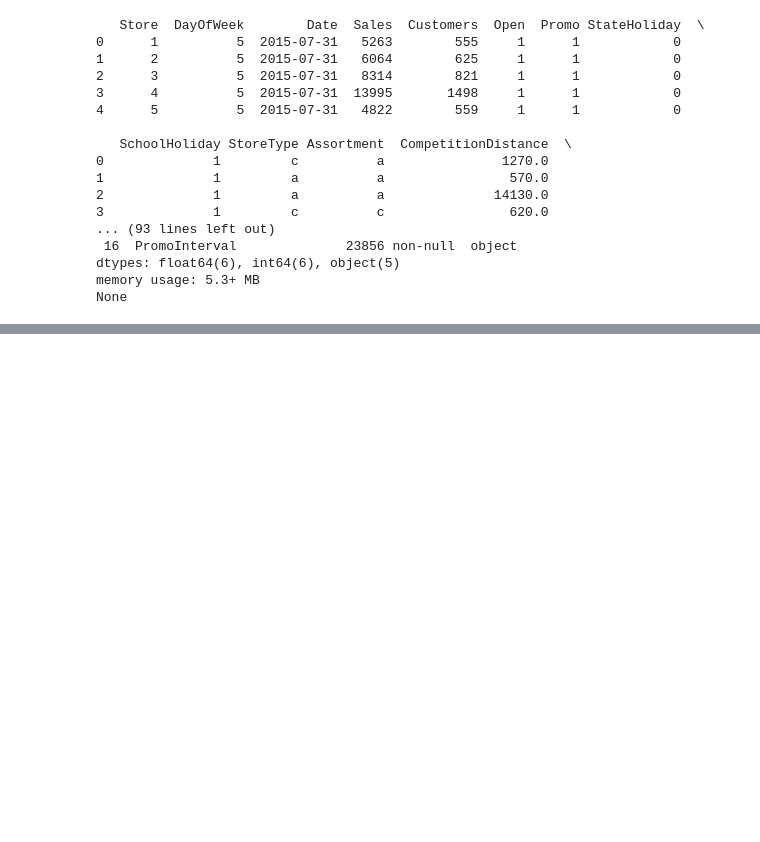
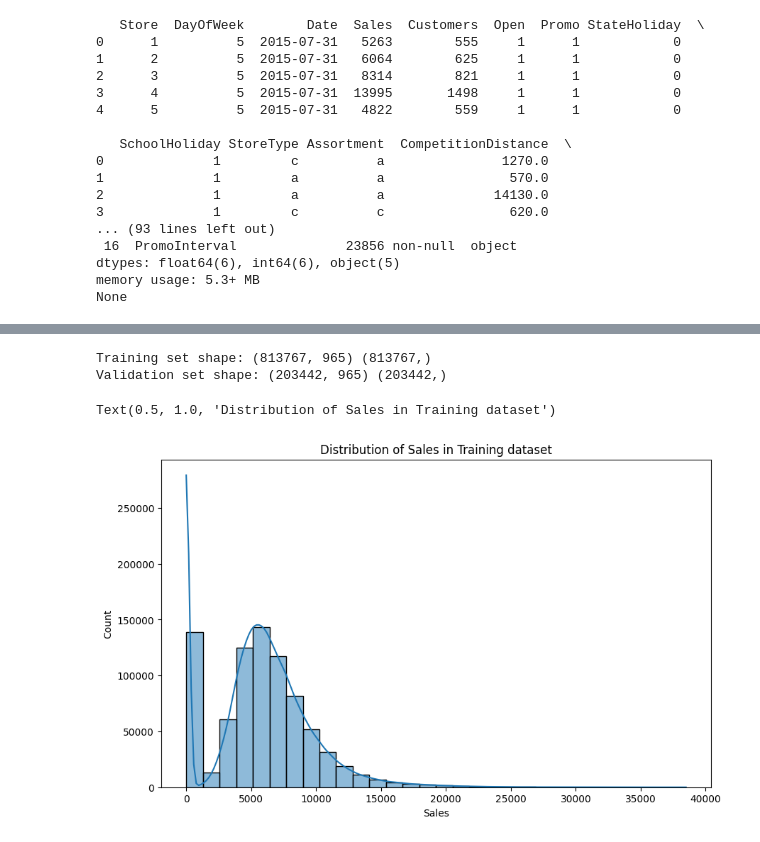
Before and after one commit to marxgreg24/FUTURE_ML_01, a Jupyter notebook: retail-notebook.ipynb, the cells around one changed output, grey strips where cells are left out. Saved outputs shown, nothing was run; the diff lists cells and outputs as text; code cells hidden in the pictures; blank space fills up the shorter version.

```diff
--- a/retail-notebook.ipynb
+++ b/retail-notebook.ipynb
@@ -50,0 +54,8 @@ None
+# %%
+# Places a 0 where the value is NaN in the training and the test datasets
+dftrain.fillna(0, inplace=True)
+dftest.fillna(0, inplace=True)
+
+# Visualizes the dataset after replacing NaN values with 0
+print("Training dataset after filling NaN values:")
+print(dftrain.head())
@@ -50,0 +80,17 @@ None
+# %%
+# Data Preprocessing
+# Convert categorical variables to numerical using one-hot encoding
+dftrain = pd.get_dummies(dftrain, drop_first=True)
+dftest = pd.get_dummies(dftest, drop_first=True)
+
+
+#Aligning columns of both the training and test datasets to ensure they have the same columns
+dftrain, dftest = dftrain.align(dftest, join='left', axis=1, fill_value=0)
+
+#Visualizes the training dataset after one-hot encoding
+print("Training dataset after one-hot encoding:")
+print(dftrain.head())
+
+# Visualizes the test dataset after one-hot encoding
+print("Test dataset after one-hot encoding:")
+print(dftest.head())
@@ -50,0 +115,22 @@ None
+# %%
+# Feature Selection
+# Sales is the target variable
+x = dftrain.drop(columns=['Sales'])
+y = dftrain['Sales']
+
+# Splitting the training dataset into training and validation sets
+x_train, x_val, y_train, y_val = train_test_split(x,y, test_size=0.2, random_state=42)
+
+# Displays the shapes of the training and validation sets
+print("Training set shape:", x_train.shape, y_train.shape)
+print("Validation set shape:", x_val.shape, y_val.shape)
+
+# Visualizing the distribution of the target variable
+plt.figure(figsize=(10, 6))
+sns.histplot(y_train, bins=30, kde=True)
+plt.title('Distribution of Sales in Training dataset')
+# %% [output]
+Training set shape: (813767, 965) (813767,)
+Validation set shape: (203442, 965) (203442,)
+Text(0.5, 1.0, 'Distribution of Sales in Training dataset')
+[figure, added]
```
Also changed, not shown: parts of 3 cells of this notebook, 2 other files.
